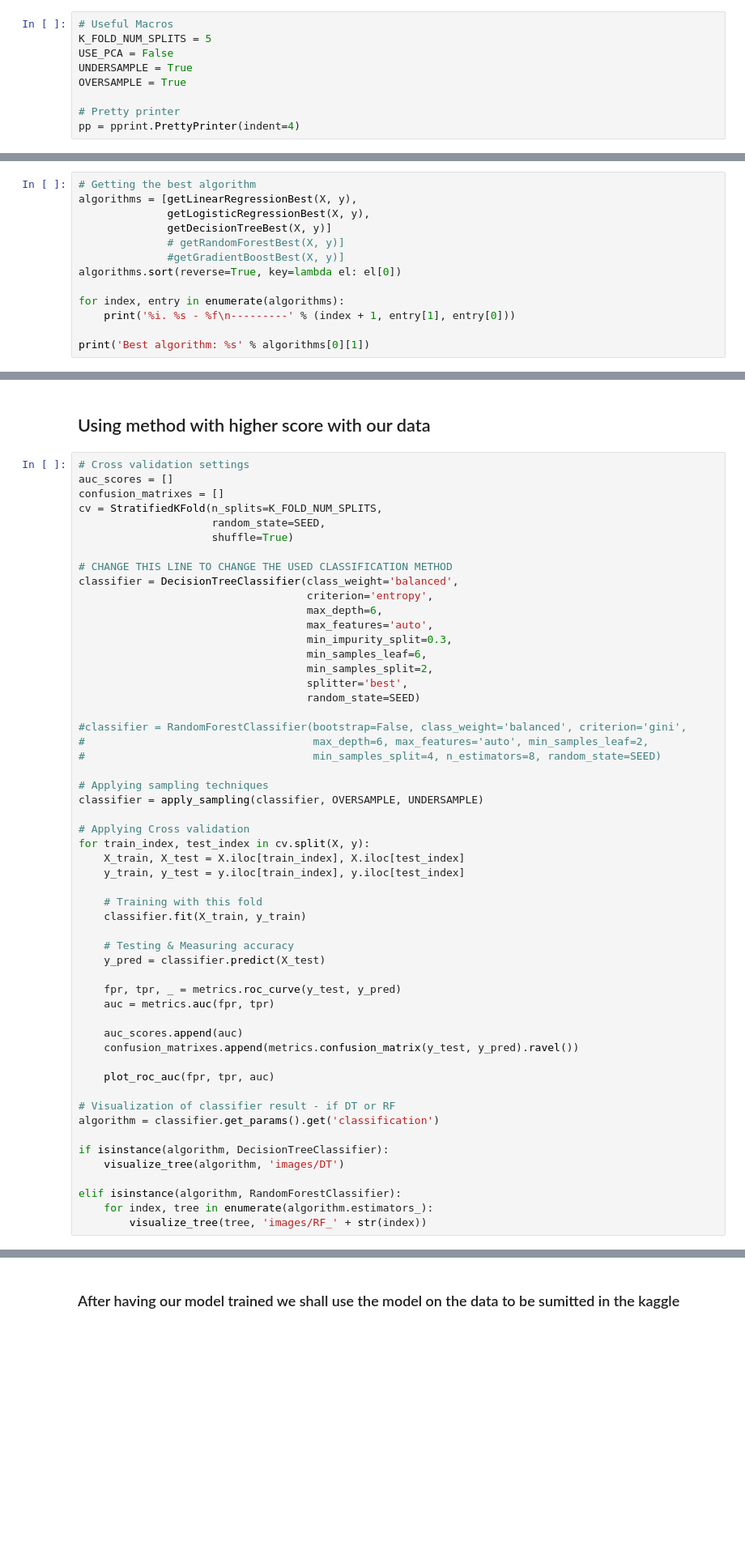
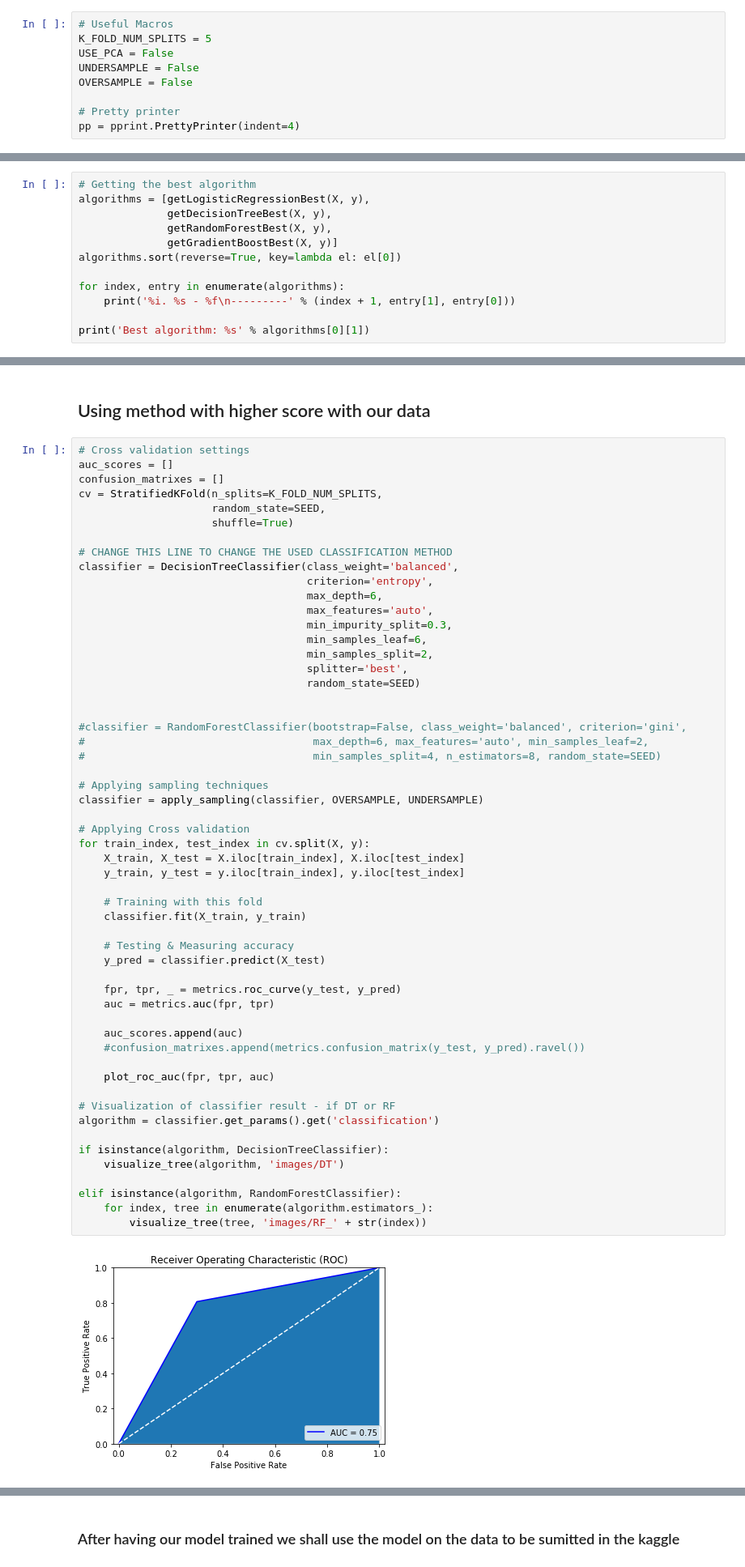
Before and after one commit to EdgarACarneiro/feup-ecac, a Jupyter notebook: project-competition/prediction.ipynb, the cells around one changed output, grey strips where cells are left out. Shown at 81% size. Saved outputs shown, nothing was run; the diff lists cells and outputs as text; blank space fills up the shorter version.

```diff
--- a/project-competition/prediction.ipynb
+++ b/project-competition/prediction.ipynb
@@ -204,8 +204,8 @@ def create_GB():
 # Useful Macros
 K_FOLD_NUM_SPLITS = 5
 USE_PCA = False
-UNDERSAMPLE = True
-OVERSAMPLE = True
+UNDERSAMPLE = False
+OVERSAMPLE = False
 
 # Pretty printer
 pp = pprint.PrettyPrinter(indent=4)
@@ -478,11 +439,10 @@ def getGradientBoostBest(X, y, debug=True):
     return (gb_grid.best_score_, 'Gradient Boosting', gb_grid.best_params_)
 # %%
 # Getting the best algorithm
-algorithms = [getLinearRegressionBest(X, y),
-              getLogisticRegressionBest(X, y),
-              getDecisionTreeBest(X, y)]
-              # getRandomForestBest(X, y)]
-              #getGradientBoostBest(X, y)]
+algorithms = [getLogisticRegressionBest(X, y),
+              getDecisionTreeBest(X, y),
+              getRandomForestBest(X, y),
+              getGradientBoostBest(X, y)]
 algorithms.sort(reverse=True, key=lambda el: el[0])
 
 for index, entry in enumerate(algorithms):
@@ -547,6 +545,7 @@ classifier = DecisionTreeClassifier(class_weight='balanced',
                                     min_samples_split=2,
                                     splitter='best',
                                     random_state=SEED)
+
 
 #classifier = RandomForestClassifier(bootstrap=False, class_weight='balanced', criterion='gini',
 #                                    max_depth=6, max_features='auto', min_samples_leaf=2,
@@ -555,31 +554,33 @@ classifier = DecisionTreeClassifier(class_weight='balanced',
 # Applying sampling techniques
 classifier = apply_sampling(classifier, OVERSAMPLE, UNDERSAMPLE)
 
 # Applying Cross validation
 for train_index, test_index in cv.split(X, y):
     X_train, X_test = X.iloc[train_index], X.iloc[test_index]
     y_train, y_test = y.iloc[train_index], y.iloc[test_index]
 
     # Training with this fold
     classifier.fit(X_train, y_train)
 
     # Testing & Measuring accuracy
     y_pred = classifier.predict(X_test)
 
     fpr, tpr, _ = metrics.roc_curve(y_test, y_pred)
     auc = metrics.auc(fpr, tpr)
 
     auc_scores.append(auc)
-    confusion_matrixes.append(metrics.confusion_matrix(y_test, y_pred).ravel())
+    #confusion_matrixes.append(metrics.confusion_matrix(y_test, y_pred).ravel())
 
     plot_roc_auc(fpr, tpr, auc)
 
 # Visualization of classifier result - if DT or RF
 algorithm = classifier.get_params().get('classification')
 
 if isinstance(algorithm, DecisionTreeClassifier):
     visualize_tree(algorithm, 'images/DT')
 
 elif isinstance(algorithm, RandomForestClassifier):
     for index, tree in enumerate(algorithm.estimators_):
         visualize_tree(tree, 'images/RF_' + str(index))
+# %% [output]
+[figure, added]
```
Also changed, not shown: parts of 9 cells of this notebook, 2 other files.
